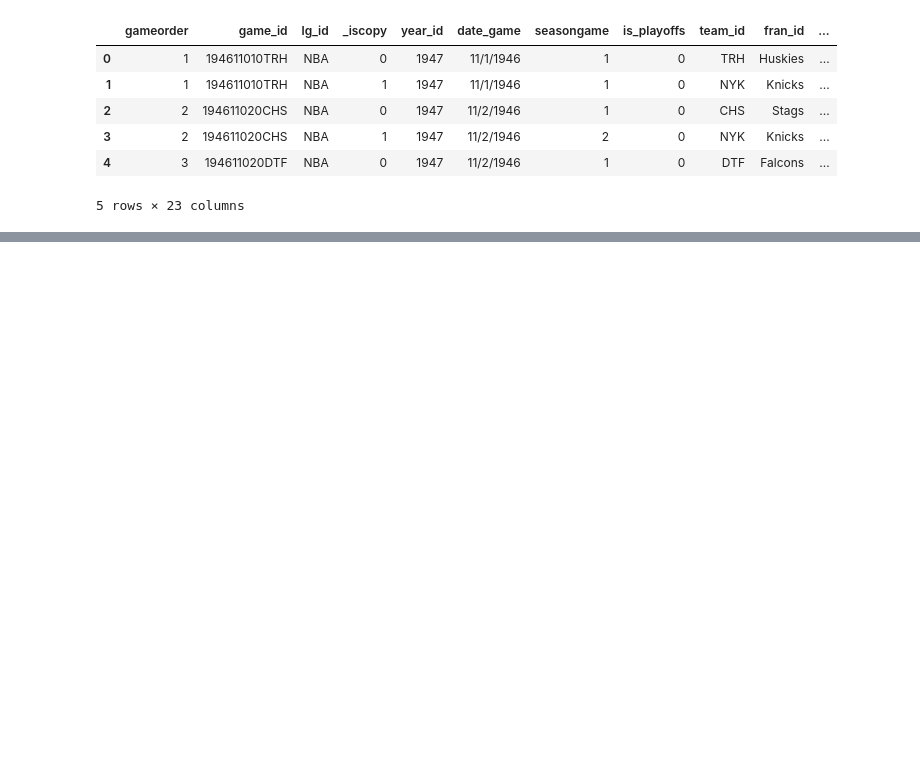
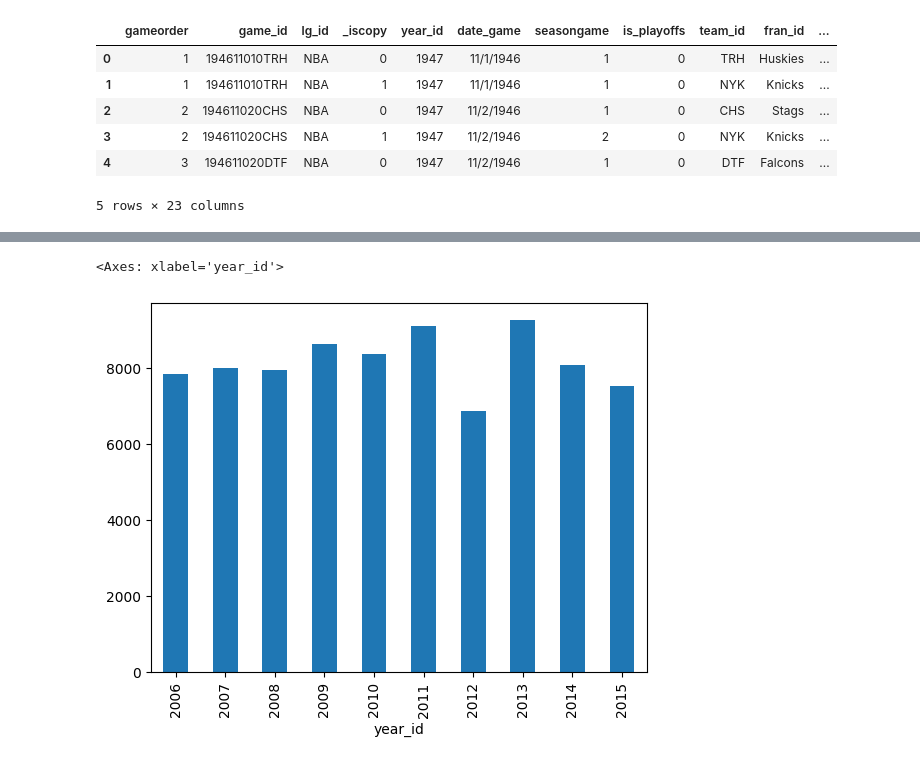
Before and after one commit to sara-zeus/NBA-History-Cleaned-Data, a Jupyter notebook: Viz.ipynb, the cells around one changed output, grey strips where cells are left out. Cells and saved outputs as stored; diff of their text form; code cells hidden in the pictures; blank space fills up the shorter version.

```diff
--- a/Viz.ipynb
+++ b/Viz.ipynb
@@ -21,3 +21,5 @@ nba.head()
 | 3 | 2 | 194611020CHS | NBA | 1 | 1947 | 11/2/1946 | 2 | 0 | NYK | Knicks | ... |
 | 4 | 3 | 194611020DTF | NBA | 0 | 1947 | 11/2/1946 | 1 | 0 | DTF | Falcons | ... |
 5 rows × 23 columns
+# %%
+Knicks_pts_by_year=nba[nba['fran_id']=='Knicks'].groupby('year_id')['pts'].sum()
@@ -23,0 +42,5 @@ nba.head()
+# %%
+Knicks_pts_by_year.tail(10).plot(kind='bar')
+# %% [output]
+<Axes: xlabel='year_id'>
+[figure, added]
```
Also changed, not shown: parts of 7 cells of this notebook.
